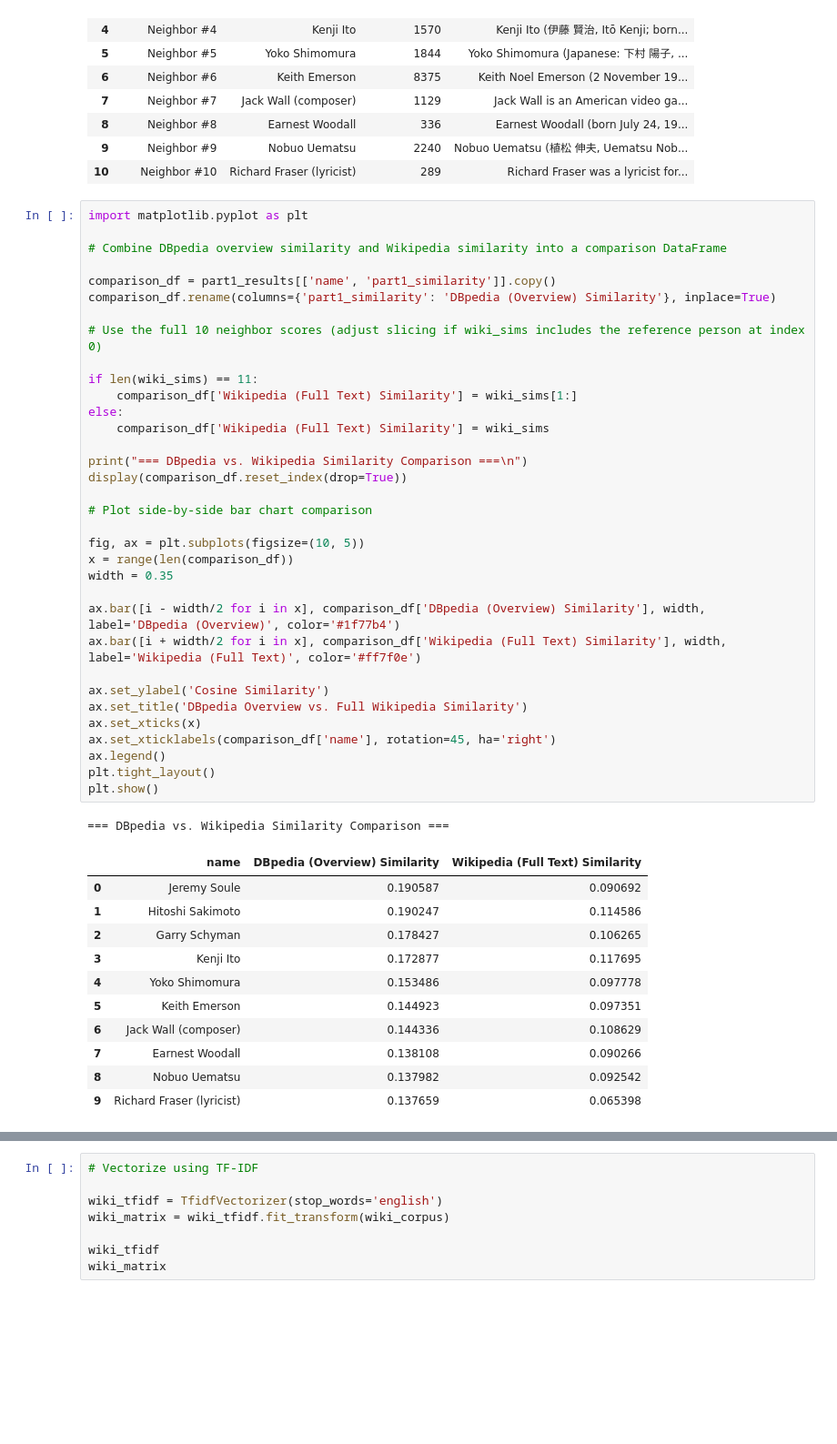
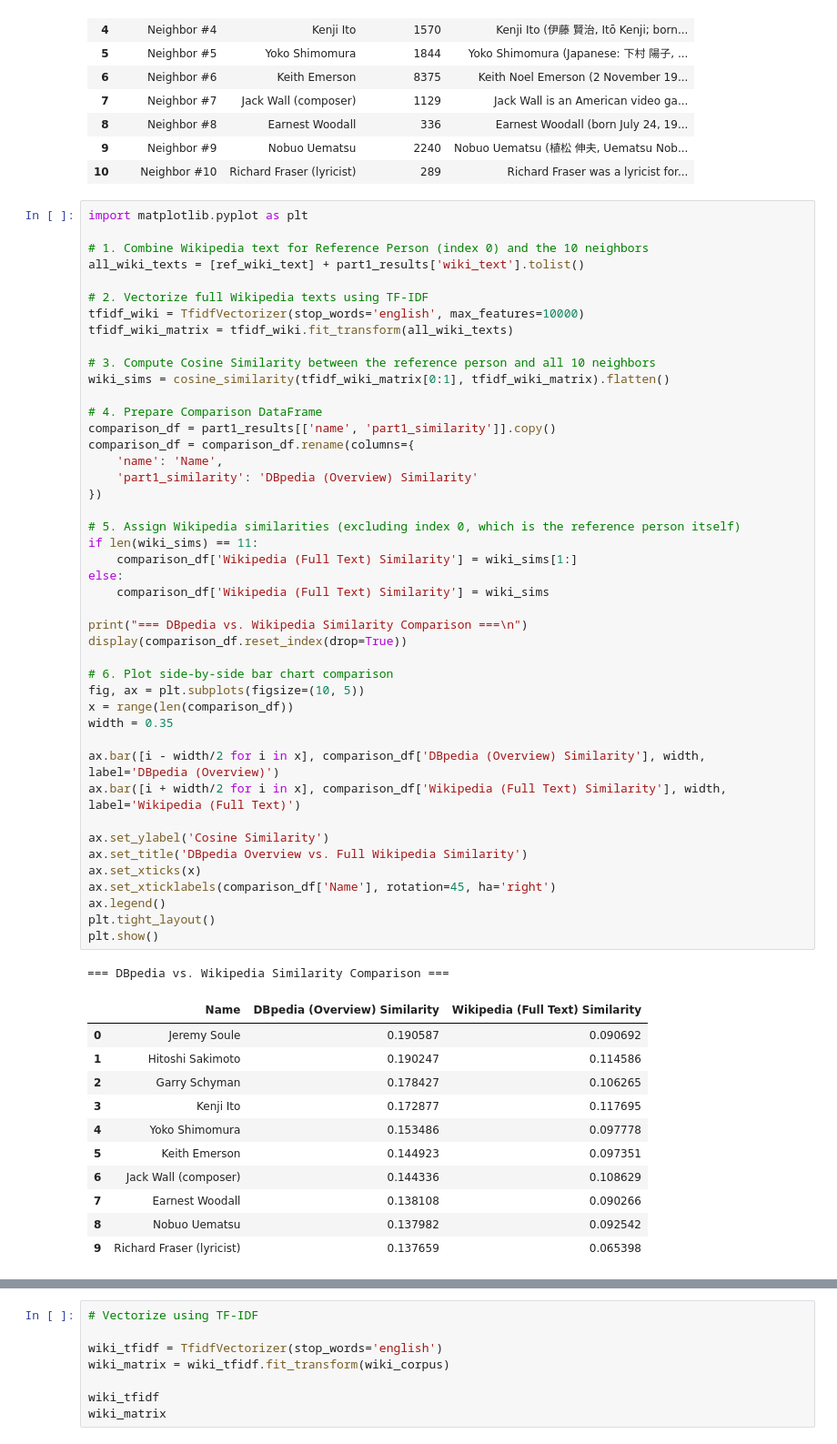
Before and after one commit to ikoghoddds-bit/Data-Science-Portfolio-C21, a Jupyter notebook: Projects/Project-5/NLP.Description.for.Students_Pass_1.ipynb, the cells around one changed output, grey strips where cells are left out. Shown at 91% size. Cells and saved outputs as stored; diff of their text form; blank space fills up the shorter version.

```diff
--- a/Projects/Project-5/NLP.Description.for.Students_Pass_1.ipynb
+++ b/Projects/Project-5/NLP.Description.for.Students_Pass_1.ipynb
@@ -469,40 +469,50 @@ display(corpus_summary)
 # %%
 import matplotlib.pyplot as plt
 
-# Combine DBpedia overview similarity and Wikipedia similarity into a comparison DataFrame
+# 1. Combine Wikipedia text for Reference Person (index 0) and the 10 neighbors
+all_wiki_texts = [ref_wiki_text] + part1_results['wiki_text'].tolist()
 
+# 2. Vectorize full Wikipedia texts using TF-IDF
+tfidf_wiki = TfidfVectorizer(stop_words='english', max_features=10000)
+tfidf_wiki_matrix = tfidf_wiki.fit_transform(all_wiki_texts)
+
+# 3. Compute Cosine Similarity between the reference person and all 10 neighbors
+wiki_sims = cosine_similarity(tfidf_wiki_matrix[0:1], tfidf_wiki_matrix).flatten()
+
+# 4. Prepare Comparison DataFrame
 comparison_df = part1_results[['name', 'part1_similarity']].copy()
-comparison_df.rename(columns={'part1_similarity': 'DBpedia (Overview) Similarity'}, inplace=True)
+comparison_df = comparison_df.rename(columns={
+    'name': 'Name',
+    'part1_similarity': 'DBpedia (Overview) Similarity'
+})
 
-# Use the full 10 neighbor scores (adjust slicing if wiki_sims includes the reference person at index 0)
-
+# 5. Assign Wikipedia similarities (excluding index 0, which is the reference person itself)
 if len(wiki_sims) == 11:
     comparison_df['Wikipedia (Full Text) Similarity'] = wiki_sims[1:]
 else:
     comparison_df['Wikipedia (Full Text) Similarity'] = wiki_sims
 
 print("=== DBpedia vs. Wikipedia Similarity Comparison ===\n")
 display(comparison_df.reset_index(drop=True))
 
-# Plot side-by-side bar chart comparison
-
+# 6. Plot side-by-side bar chart comparison
 fig, ax = plt.subplots(figsize=(10, 5))
 x = range(len(comparison_df))
 width = 0.35
 
-ax.bar([i - width/2 for i in x], comparison_df['DBpedia (Overview) Similarity'], width, label='DBpedia (Overview)', color='#1f77b4')
-ax.bar([i + width/2 for i in x], comparison_df['Wikipedia (Full Text) Similarity'], width, label='Wikipedia (Full Text)', color='#ff7f0e')
+ax.bar([i - width/2 for i in x], comparison_df['DBpedia (Overview) Similarity'], width, label='DBpedia (Overview)')
+ax.bar([i + width/2 for i in x], comparison_df['Wikipedia (Full Text) Similarity'], width, label='Wikipedia (Full Text)')
 
 ax.set_ylabel('Cosine Similarity')
 ax.set_title('DBpedia Overview vs. Full Wikipedia Similarity')
 ax.set_xticks(x)
-ax.set_xticklabels(comparison_df['name'], rotation=45, ha='right')
+ax.set_xticklabels(comparison_df['Name'], rotation=45, ha='right')
 ax.legend()
 plt.tight_layout()
 plt.show()
 # %% [output]
 === DBpedia vs. Wikipedia Similarity Comparison ===
-|  | name | DBpedia (Overview) Similarity | Wikipedia (Full Text) Similarity |
+|  | Name | DBpedia (Overview) Similarity | Wikipedia (Full Text) Similarity |
 | 0 | Jeremy Soule | 0.190587 | 0.090692 |
 | 1 | Hitoshi Sakimoto | 0.190247 | 0.114586 |
 | 2 | Garry Schyman | 0.178427 | 0.106265 |
```
Also changed, not shown: parts of 2 cells of this notebook.
